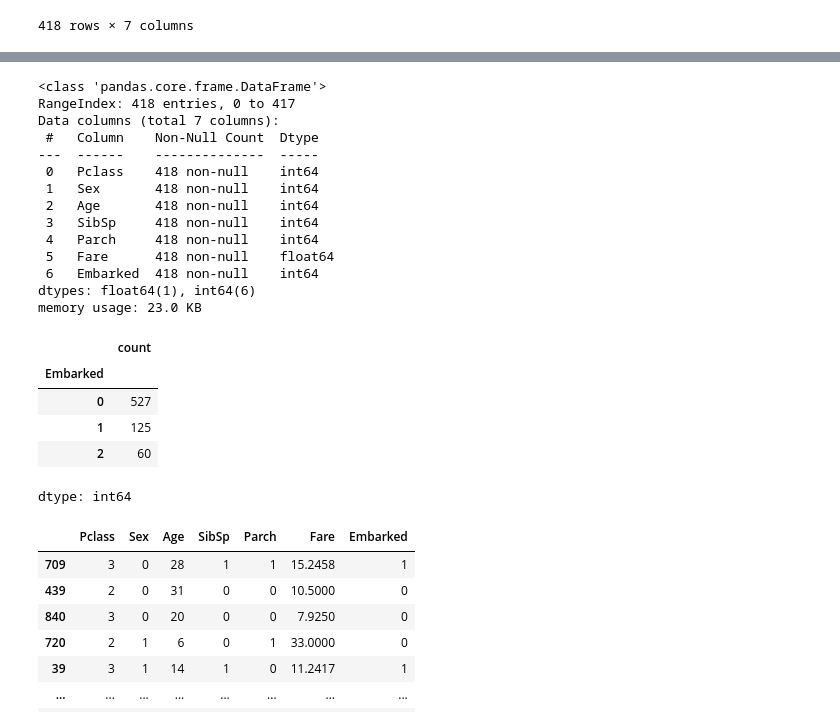
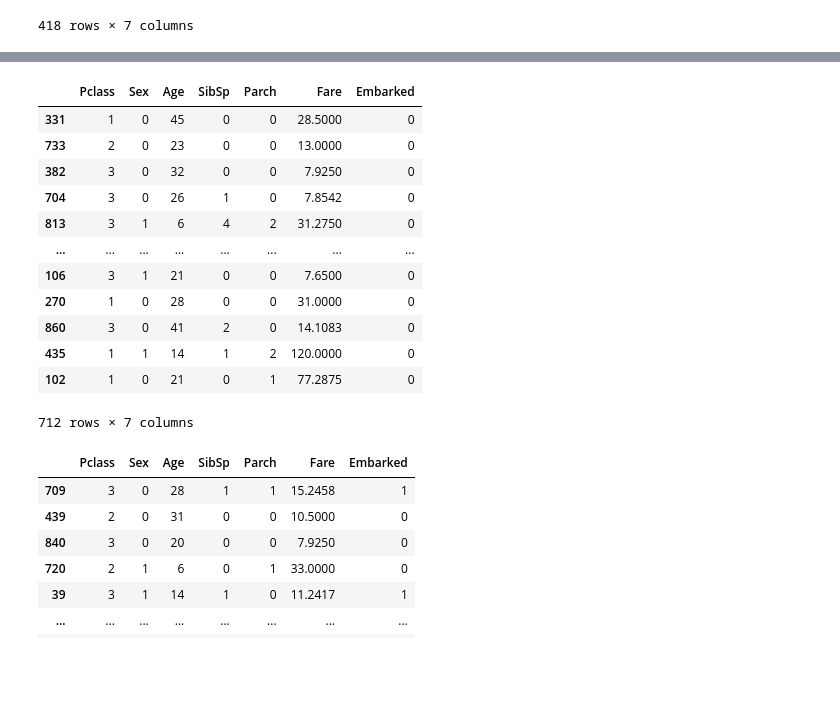
Before and after one commit to lalitha-sahitya/titanic-survival-prediction, a Jupyter notebook: titanic_survival_prediction.ipynb, the cells around one changed output, grey strips where cells are left out. Cells and saved outputs as stored; diff of their text form; code cells hidden in the pictures; blank space fills up the shorter version.

```diff
--- a/titanic_survival_prediction.ipynb
+++ b/titanic_survival_prediction.ipynb
@@ -362,22 +294,5 @@ memory usage: 23.0 KB
 # %%
 test_df=test_df.fillna(test_df.Fare.mean())
-# %%
-test_df.info()
-# %% [output]
-<class 'pandas.core.frame.DataFrame'>
-RangeIndex: 418 entries, 0 to 417
-Data columns (total 7 columns):
- #   Column    Non-Null Count  Dtype
----  ------    --------------  -----
- 0   Pclass    418 non-null    int64
- 1   Sex       418 non-null    int64
- 2   Age       418 non-null    int64
- 3   SibSp     418 non-null    int64
- 4   Parch     418 non-null    int64
- 5   Fare      418 non-null    float64
- 6   Embarked  418 non-null    int64
-dtypes: float64(1), int64(6)
-memory usage: 23.0 KB
 # %%
 x=df.drop('Survived',axis=1)
 y=df['Survived']
@@ -385,14 +300,21 @@ y=df['Survived']
 from sklearn.model_selection import train_test_split
 X_train,X_val,y_train,y_val=train_test_split(x,y,test_size=0.2,random_state=42)
 # %%
-X_train.Embarked.value_counts()
+X_train
 # %% [output]
-|  | count |
-| Embarked |  |
-| 0 | 527 |
-| 1 | 125 |
-| 2 | 60 |
+|  | Pclass | Sex | Age | SibSp | Parch | Fare | Embarked |
+| 331 | 1 | 0 | 45 | 0 | 0 | 28.5000 | 0 |
+| 733 | 2 | 0 | 23 | 0 | 0 | 13.0000 | 0 |
+| 382 | 3 | 0 | 32 | 0 | 0 | 7.9250 | 0 |
+| 704 | 3 | 0 | 26 | 1 | 0 | 7.8542 | 0 |
+| 813 | 3 | 1 | 6 | 4 | 2 | 31.2750 | 0 |
+| ... | ... | ... | ... | ... | ... | ... | ... |
+| 106 | 3 | 1 | 21 | 0 | 0 | 7.6500 | 0 |
+| 270 | 1 | 0 | 28 | 0 | 0 | 31.0000 | 0 |
+| 860 | 3 | 0 | 41 | 2 | 0 | 14.1083 | 0 |
+| 435 | 1 | 1 | 14 | 1 | 2 | 120.0000 | 0 |
+| 102 | 1 | 0 | 21 | 0 | 1 | 77.2875 | 0 |
-dtype: int64
+712 rows × 7 columns
 # %%
 X_val
 # %% [output]
```
Also changed, not shown: parts of 20 cells of this notebook.
